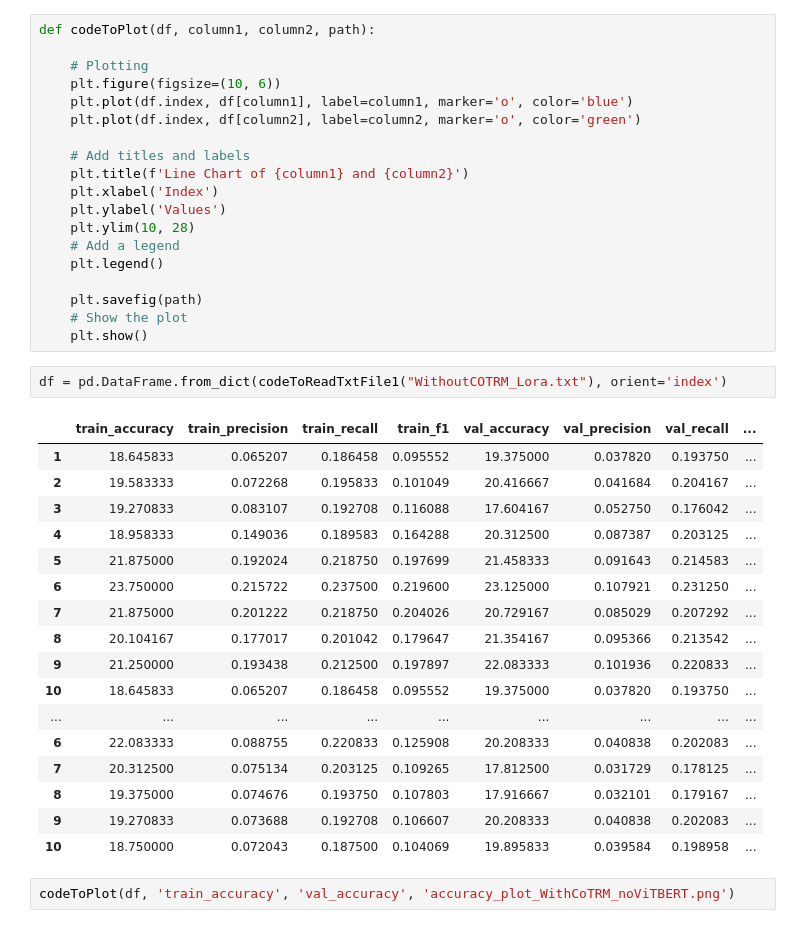
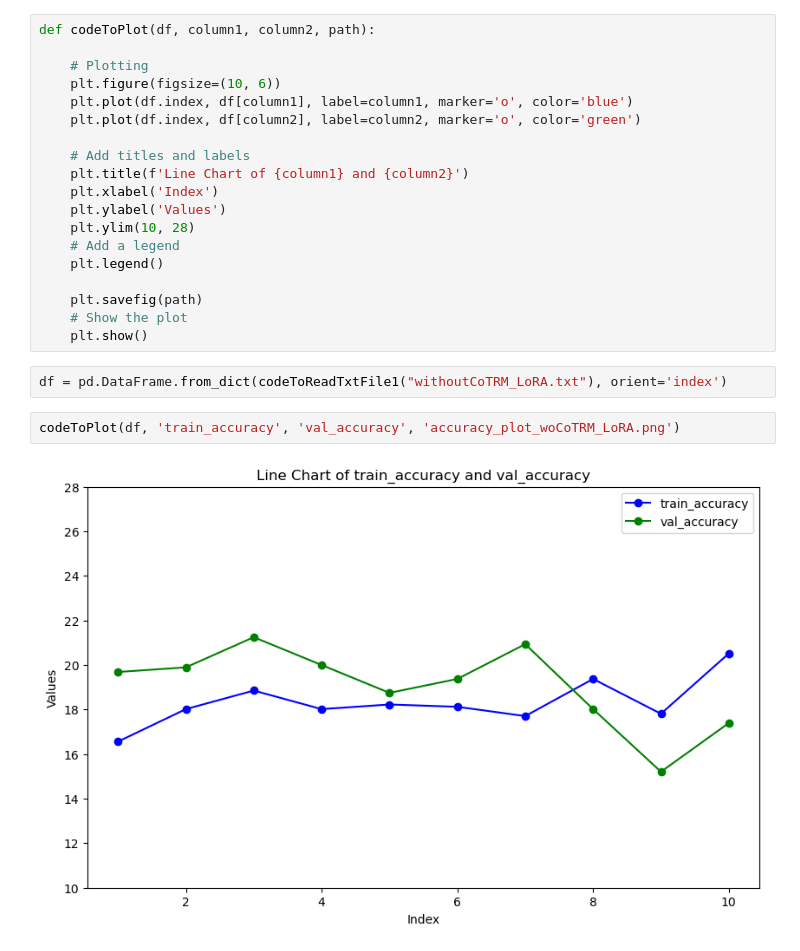
Before and after one commit to SSS-192858/VQA_FinalProject, a Jupyter notebook: PlottingCode.ipynb, the cells around one changed output. Saved outputs shown, nothing was run; the diff lists cells and outputs as text.

```diff
--- a/PlottingCode.ipynb
+++ b/PlottingCode.ipynb
@@ -95,24 +95,8 @@ def codeToPlot(df, column1, column2, path):
     # Show the plot
     plt.show()
 # %%
-df = pd.DataFrame.from_dict(codeToReadTxtFile1("WithoutCOTRM_Lora.txt"), orient='index')
+df = pd.DataFrame.from_dict(codeToReadTxtFile1("withoutCoTRM_LoRA.txt"), orient='index')
-# %% [output]
-|  | train_accuracy | train_precision | train_recall | train_f1 | val_accuracy | val_precision | val_recall | ... |
-| 1 | 18.645833 | 0.065207 | 0.186458 | 0.095552 | 19.375000 | 0.037820 | 0.193750 | ... |
-| 2 | 19.583333 | 0.072268 | 0.195833 | 0.101049 | 20.416667 | 0.041684 | 0.204167 | ... |
-| 3 | 19.270833 | 0.083107 | 0.192708 | 0.116088 | 17.604167 | 0.052750 | 0.176042 | ... |
-| 4 | 18.958333 | 0.149036 | 0.189583 | 0.164288 | 20.312500 | 0.087387 | 0.203125 | ... |
-| 5 | 21.875000 | 0.192024 | 0.218750 | 0.197699 | 21.458333 | 0.091643 | 0.214583 | ... |
-| 6 | 23.750000 | 0.215722 | 0.237500 | 0.219600 | 23.125000 | 0.107921 | 0.231250 | ... |
-| 7 | 21.875000 | 0.201222 | 0.218750 | 0.204026 | 20.729167 | 0.085029 | 0.207292 | ... |
-| 8 | 20.104167 | 0.177017 | 0.201042 | 0.179647 | 21.354167 | 0.095366 | 0.213542 | ... |
-| 9 | 21.250000 | 0.193438 | 0.212500 | 0.197897 | 22.083333 | 0.101936 | 0.220833 | ... |
-| 10 | 18.645833 | 0.065207 | 0.186458 | 0.095552 | 19.375000 | 0.037820 | 0.193750 | ... |
-| ... | ... | ... | ... | ... | ... | ... | ... | ... |
-| 6 | 22.083333 | 0.088755 | 0.220833 | 0.125908 | 20.208333 | 0.040838 | 0.202083 | ... |
-| 7 | 20.312500 | 0.075134 | 0.203125 | 0.109265 | 17.812500 | 0.031729 | 0.178125 | ... |
-| 8 | 19.375000 | 0.074676 | 0.193750 | 0.107803 | 17.916667 | 0.032101 | 0.179167 | ... |
-| 9 | 19.270833 | 0.073688 | 0.192708 | 0.106607 | 20.208333 | 0.040838 | 0.202083 | ... |
-| 10 | 18.750000 | 0.072043 | 0.187500 | 0.104069 | 19.895833 | 0.039584 | 0.198958 | ... |
 # %%
-codeToPlot(df, 'train_accuracy', 'val_accuracy', 'accuracy_plot_WithCoTRM_noViTBERT.png')
+codeToPlot(df, 'train_accuracy', 'val_accuracy', 'accuracy_plot_woCoTRM_LoRA.png')
+# %% [output]
+[figure, added]
```
Also changed, not shown: 2 other files.
